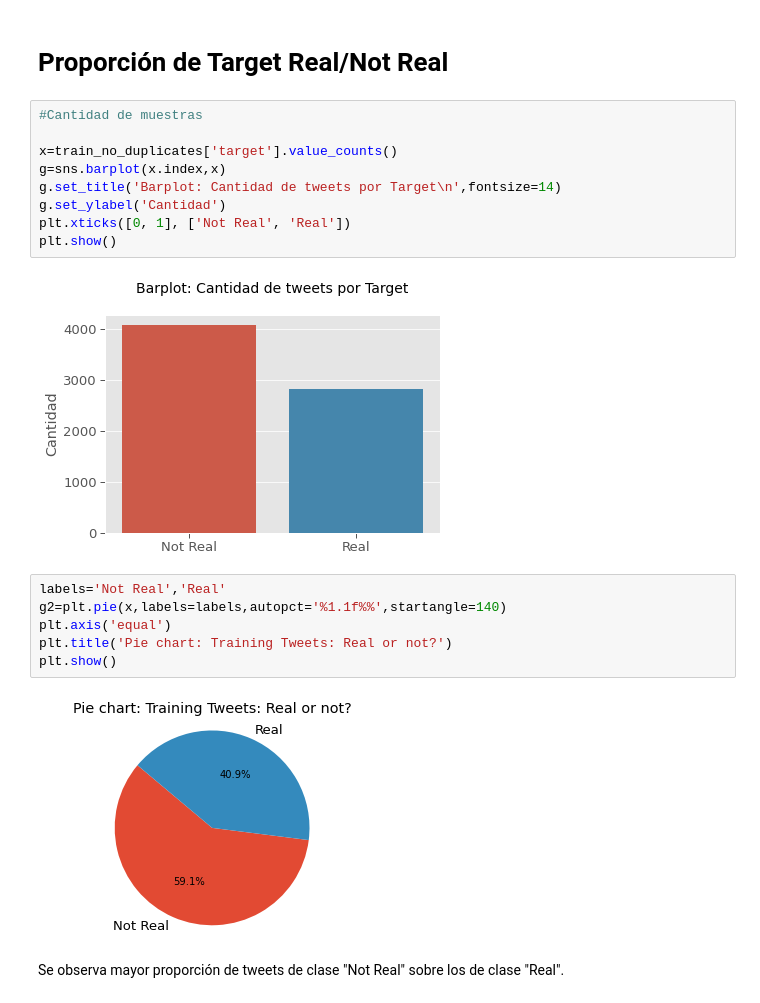
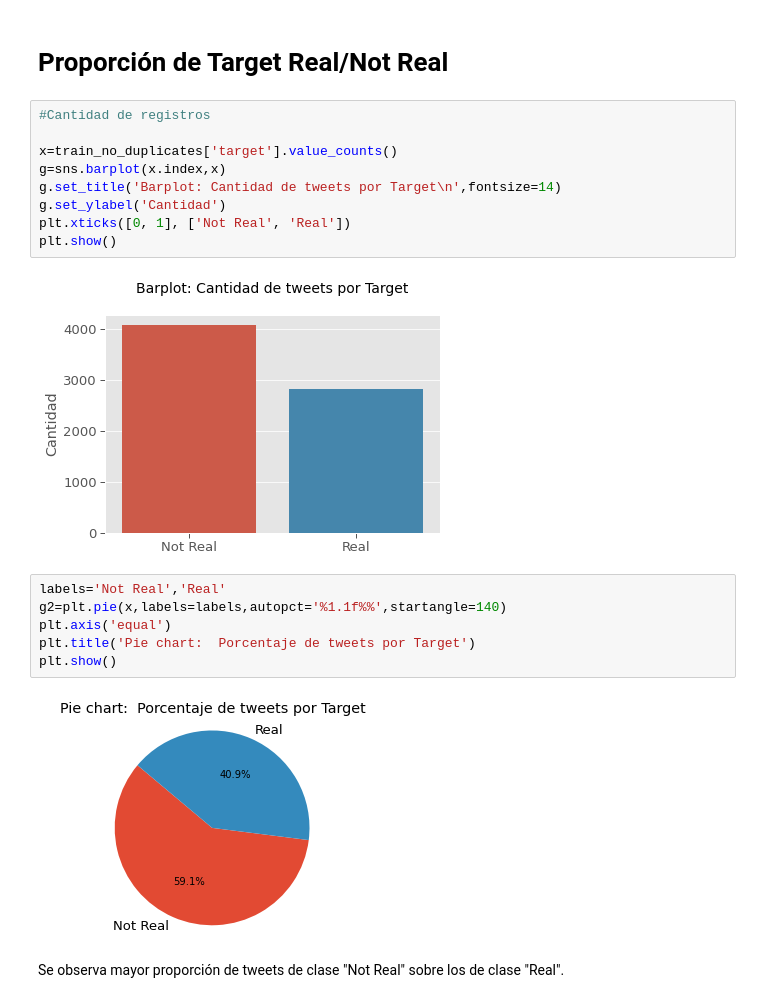
Before and after one commit to Ignacio-Ibarra/NLP-Disasters, a Jupyter notebook: Copy_of_Copia_de_TP1_cambios_v4.ipynb, the cells around one changed output. Cells and saved outputs as stored; diff of their text form.

```diff
--- a/Copy_of_Copia_de_TP1_cambios_v4.ipynb
+++ b/Copy_of_Copia_de_TP1_cambios_v4.ipynb
@@ -296,7 +297,7 @@ train_no_duplicates['text_clean_no_sw'] = train_no_duplicates['text_clean'].appl
 # %% [markdown]
 # Proporción de Target Real/Not Real
 # %%
-#Cantidad de muestras
+#Cantidad de registros
 
 x=train_no_duplicates['target'].value_counts()
 g=sns.barplot(x.index,x)
@@ -309,11 +310,11 @@ plt.show()
 # %%
 labels='Not Real','Real'
 g2=plt.pie(x,labels=labels,autopct='%1.1f%%',startangle=140)
 plt.axis('equal')
-plt.title('Pie chart: Training Tweets: Real or not?')
+plt.title('Pie chart:  Porcentaje de tweets por Target')
 plt.show()
 # %% [output]
-[figure, old version]
+[figure, new version]
 # %% [markdown]
 Se observa mayor proporción de tweets de clase "Not Real" sobre los de clase "Real".
 # %% [markdown]
```
Also changed, not shown: parts of 90 cells of this notebook.
